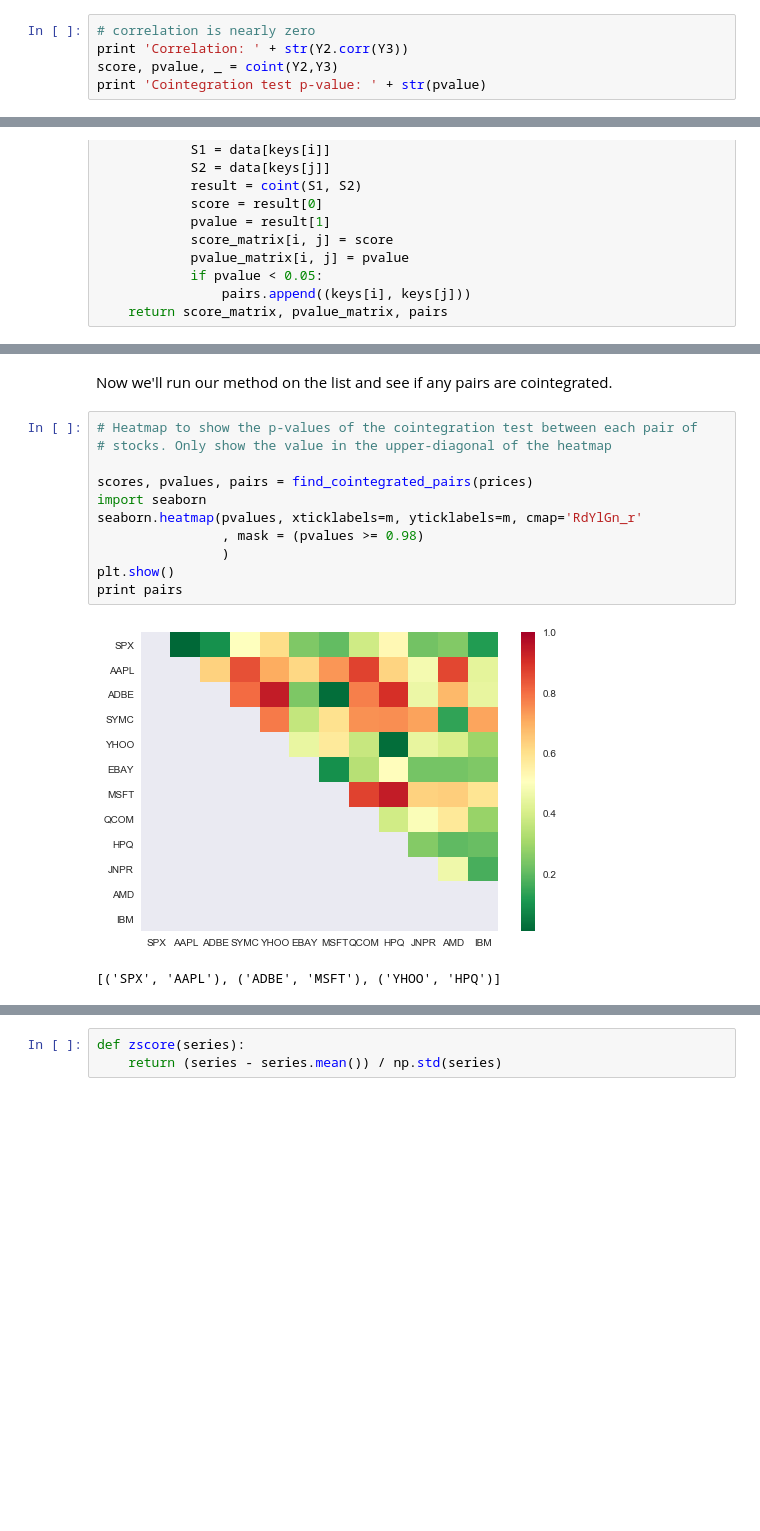
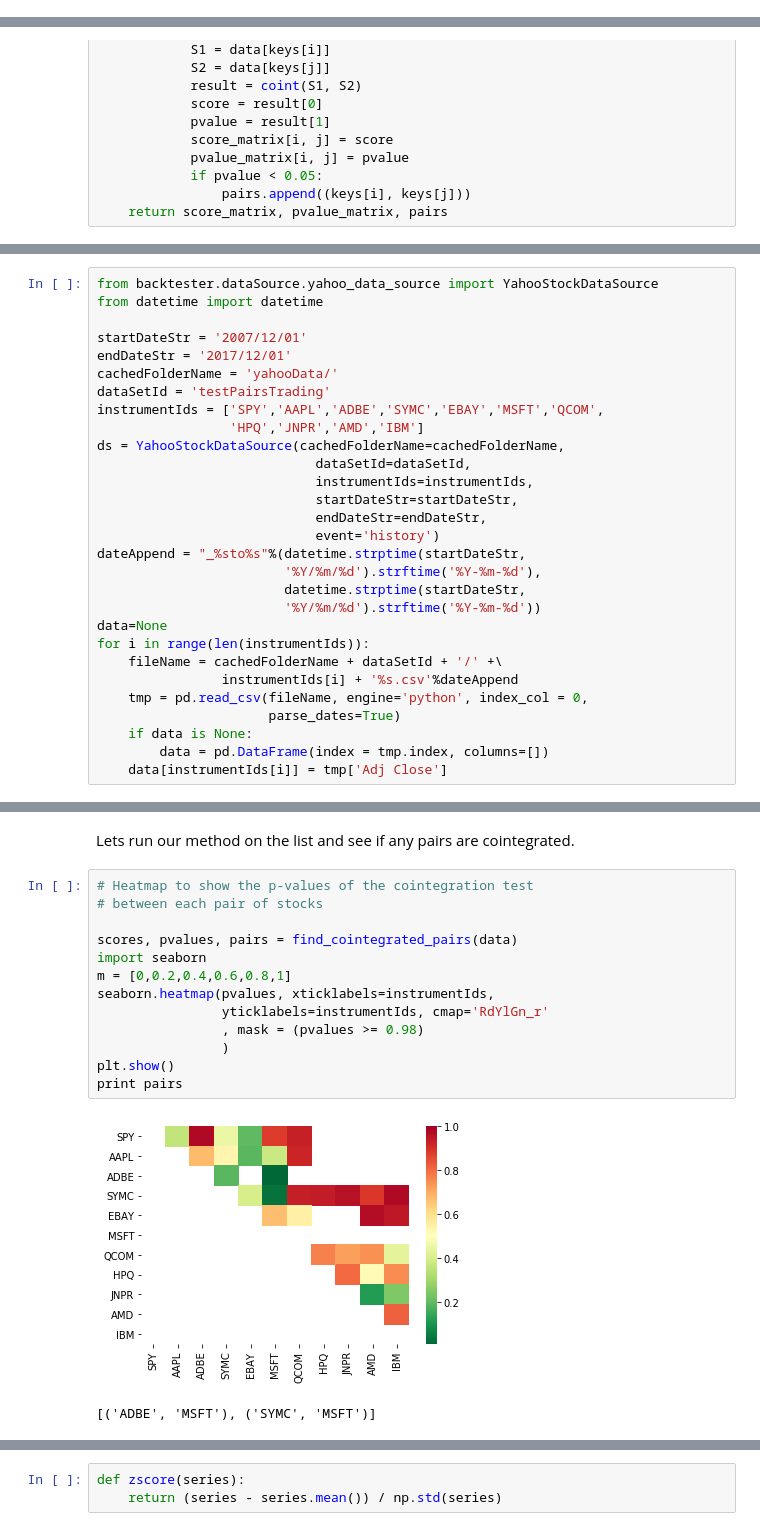
Before and after one commit to Auquan/Tutorials, a Jupyter notebook: Pairs Trading.ipynb, the cells around one changed output, grey strips where cells are left out. Drawn from its saved outputs; the diff is of its cells as text; blank space fills up the shorter version.

```diff
--- a/Pairs Trading.ipynb
+++ b/Pairs Trading.ipynb
@@ -129,5 +64,0 @@ plt.show()
-# %%
-# correlation is nearly zero
-print 'Correlation: ' + str(Y2.corr(Y3))
-score, pvalue, _ = coint(Y2,Y3)
-print 'Cointegration test p-value: ' + str(pvalue)
@@ -218,0 +103,29 @@ prices.head()
+# %%
+from backtester.dataSource.yahoo_data_source import YahooStockDataSource
+from datetime import datetime
+
+startDateStr = '2007/12/01'
+endDateStr = '2017/12/01'
+cachedFolderName = 'yahooData/'
+dataSetId = 'testPairsTrading'
+instrumentIds = ['SPY','AAPL','ADBE','SYMC','EBAY','MSFT','QCOM',
+                 'HPQ','JNPR','AMD','IBM']
+ds = YahooStockDataSource(cachedFolderName=cachedFolderName,
+                            dataSetId=dataSetId,
+                            instrumentIds=instrumentIds,
+                            startDateStr=startDateStr,
+                            endDateStr=endDateStr,
+                            event='history')
+dateAppend = "_%sto%s"%(datetime.strptime(startDateStr,
+                        '%Y/%m/%d').strftime('%Y-%m-%d'),
+                        datetime.strptime(startDateStr,
+                        '%Y/%m/%d').strftime('%Y-%m-%d'))
+data=None
+for i in range(len(instrumentIds)):
+    fileName = cachedFolderName + dataSetId + '/' +\
+                instrumentIds[i] + '%s.csv'%dateAppend
+    tmp = pd.read_csv(fileName, engine='python', index_col = 0,
+                      parse_dates=True)
+    if data is None:
+        data = pd.DataFrame(index = tmp.index, columns=[])
+    data[instrumentIds[i]] = tmp['Adj Close']
@@ -219,17 +156,19 @@ prices.head()
 # %% [markdown]
-Now we'll run our method on the list and see if any pairs are cointegrated.
+Lets  run our method on the list and see if any pairs are cointegrated.
 # %%
-# Heatmap to show the p-values of the cointegration test between each pair of
-# stocks. Only show the value in the upper-diagonal of the heatmap
+# Heatmap to show the p-values of the cointegration test
+# between each pair of stocks
 
-scores, pvalues, pairs = find_cointegrated_pairs(prices)
+scores, pvalues, pairs = find_cointegrated_pairs(data)
 import seaborn
-seaborn.heatmap(pvalues, xticklabels=m, yticklabels=m, cmap='RdYlGn_r'
+m = [0,0.2,0.4,0.6,0.8,1]
+seaborn.heatmap(pvalues, xticklabels=instrumentIds,
+                yticklabels=instrumentIds, cmap='RdYlGn_r'
                 , mask = (pvalues >= 0.98)
                 )
 plt.show()
 print pairs
 # %% [output]
-[figure, old version]
+[figure, new version]
-[('SPX', 'AAPL'), ('ADBE', 'MSFT'), ('YHOO', 'HPQ')]
+[('ADBE', 'MSFT'), ('SYMC', 'MSFT')]
 # %% [markdown]
```
Also changed, not shown: parts of 55 cells of this notebook.
